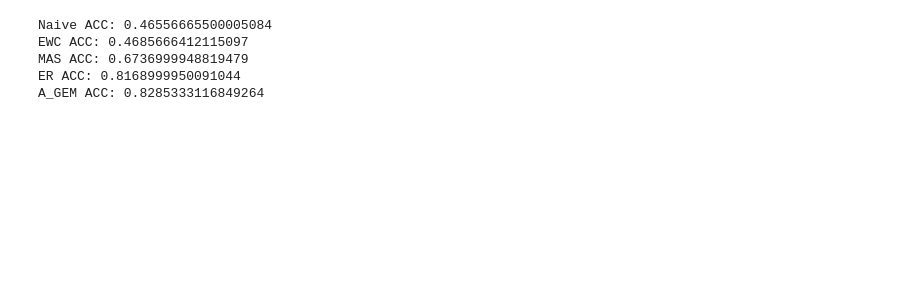
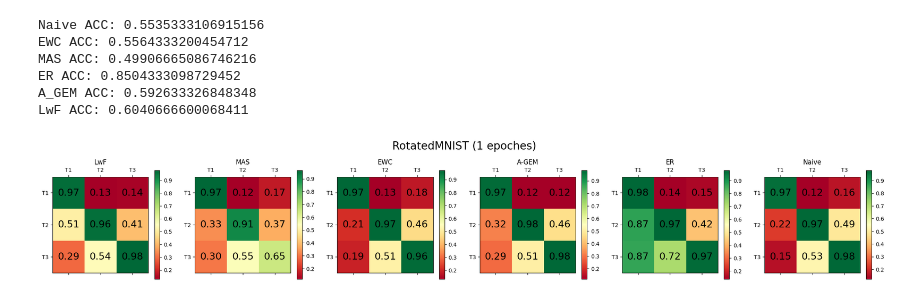
Before and after one commit to Hamza-Alkaf/Continual-Learning-Approaches, a Jupyter notebook: Experiments.ipynb, the cells around one changed output. Cells and saved outputs as stored; diff of their text form; code cells hidden in the pictures; blank space fills up the shorter version.

```diff
--- a/Experiments.ipynb
+++ b/Experiments.ipynb
@@ -99,8 +37,13 @@ def train_stream(benchmark, approach, epochs):
-# %%
-lwf, R_lwf = train_stream(benchmark=permuted_mnist,approach=lwf,epochs=1)
 # %%
-er, R_er = train_stream(benchmark=permuted_mnist,approach=er,epochs=epochs)
-agem, R_agem = train_stream(benchmark=permuted_mnist,approach=agem,epochs=epochs)
-mas, R_mas = train_stream(benchmark=permuted_mnist,approach=mas,epochs=epochs)
-ewc, R_ewc = train_stream(benchmark=permuted_mnist,approach=ewc,epochs=epochs)
-naive, R_naive = train_stream(benchmark=permuted_mnist,approach=naive,epochs=epochs)
+er, R_er = train_stream(benchmark=rotated_mnist, approach=er, epochs=epochs, device=device)
+print("finished er")
+agem, R_agem = train_stream(benchmark=rotated_mnist,approach=agem,epochs=epochs, device=device)
+print("finished agem")
+mas, R_mas = train_stream(benchmark=rotated_mnist,approach=mas,epochs=epochs, device=device)
+print("finished mas")
+ewc, R_ewc = train_stream(benchmark=rotated_mnist,approach=ewc,epochs=epochs, device=device)
+print("finished ewc")
+naive, R_naive = train_stream(benchmark=rotated_mnist,approach=naive,epochs=epochs, device=device)
+print("finished naive")
+lwf, R_lwf = train_stream(benchmark=rotated_mnist,approach=lwf,epochs=epochs, device=device)
+print("finished lwf")
@@ -177,12 +107,51 @@ A_GEM BWT: -0.3622500151395798
 # %%
-print("Naive ACC:",get_ACC(R_naive))
-print("EWC ACC:",get_ACC(R_ewc))
-print("MAS ACC:",get_ACC(R_mas))
-print("ER ACC:",get_ACC(R_er))
-print("A_GEM ACC:",get_ACC(R_agem))
+print("Naive ACC:",ACC(R_naive))
+print("EWC ACC:",ACC(R_ewc))
+print("MAS ACC:",ACC(R_mas))
+print("ER ACC:",ACC(R_er))
+print("A_GEM ACC:",ACC(R_agem))
+print("LwF ACC:",ACC(R_lwf))
 # %% [output]
-Naive ACC: 0.46556665500005084
-EWC ACC: 0.4685666412115097
-MAS ACC: 0.6736999948819479
-ER ACC: 0.8168999950091044
-A_GEM ACC: 0.8285333116849264
+Naive ACC: 0.5535333106915156
+EWC ACC: 0.5564333200454712
+MAS ACC: 0.49906665086746216
+ER ACC: 0.8504333098729452
+A_GEM ACC: 0.592633326848348
+LwF ACC: 0.6040666600068411
+# %%
+import matplotlib.pyplot as plt
+methods = ["LwF", "MAS", "EWC", "A-GEM", "ER","Naive"]
+matrices = [R_lwf, R_mas, R_ewc, R_agem, R_er,R_naive]
+
+# add a dataset title (change as needed)
+dataset_title = "RotatedMNIST (1 epoches)"
+
+# ============================
+# Plot
+# ============================
+fig, axes = plt.subplots(1, 6, figsize=(22, 4))
+
+# big title above all subplots
+fig.suptitle(dataset_title, fontsize=20)
+# leave room for the suptitle when tight-layoutting
+plt.tight_layout(rect=[0, 0, 1, 0.95])
+
+for ax, R, title in zip(axes, matrices, methods):
+    cax = ax.matshow(R,cmap='RdYlGn')       # no colormap specified (per your restriction)
+    fig.colorbar(cax, ax=ax)
+
+    num_tasks = R.shape[0]
+    ax.set_xticks(range(num_tasks))
+    ax.set_yticks(range(num_tasks))
+    ax.set_xticklabels([f"T{j+1}" for j in range(num_tasks)])
+    ax.set_yticklabels([f"T{i+1}" for i in range(num_tasks)])
+
+    # Annotate each cell
+    for i in range(num_tasks):
+        for j in range(num_tasks):
+            ax.text(j, i, f"{R[i, j]:.2f}", ha="center", va="center",fontsize=18,color='black')
+
+    ax.set_title(title)
+plt.show()
+# %% [output]
+[figure, added]
```
Also changed, not shown: parts of 24 cells of this notebook, 41 other files.
